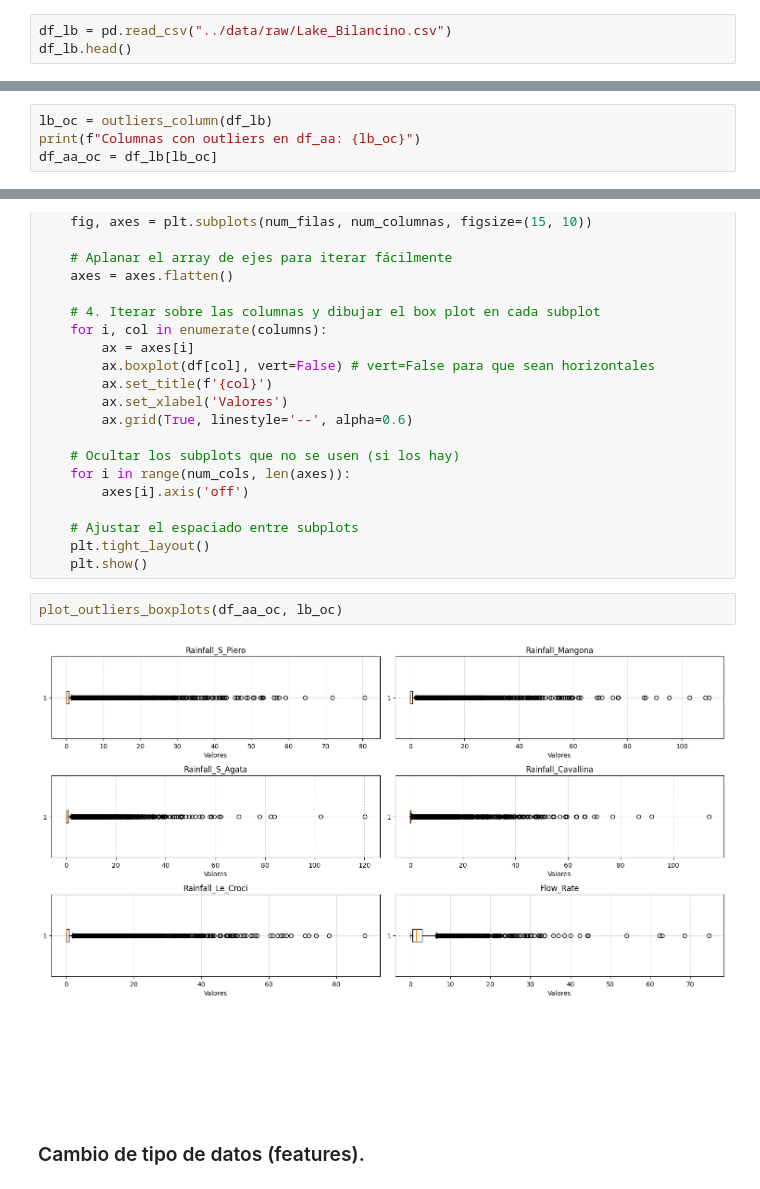
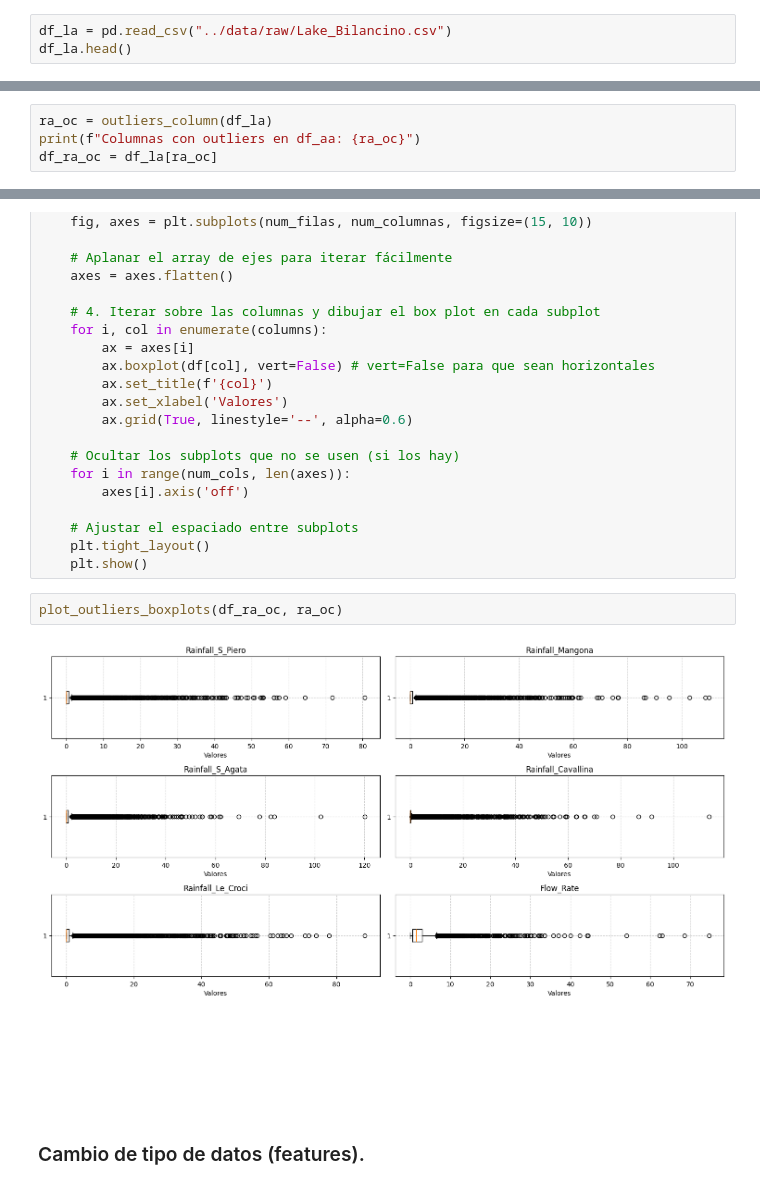
Before and after one commit to Bere333/Smart-Water-Analytics-BBRH, a Jupyter notebook: src/01_eda_lake.ipynb, the cells around one changed output, grey strips where cells are left out. Saved outputs shown, nothing was run; the diff lists cells and outputs as text.

```diff
--- a/src/01_eda_lake.ipynb
+++ b/src/01_eda_lake.ipynb
@@ -26,8 +26,8 @@ import numpy as np
 # %% [markdown]
 ### Lake.
 # %%
-df_lb = pd.read_csv("../data/raw/Lake_Bilancino.csv")
-df_lb.head()
+df_la = pd.read_csv("../data/raw/Lake_Bilancino.csv")
+df_la.head()
 # %% [output]
 |  | Date | Rainfall_S_Piero | Rainfall_Mangona | Rainfall_S_Agata | Rainfall_Cavallina | Rainfall_Le_Croci | ... |
 | 0 | 03/06/2002 | NaN | NaN | NaN | NaN | NaN | ... |
@@ -144,9 +149,9 @@ def outliers_column(df):
 # %% [markdown]
 #### Outliers.
 # %%
-lb_oc = outliers_column(df_lb)
-print(f"Columnas con outliers en df_aa: {lb_oc}")
-df_aa_oc = df_lb[lb_oc]
+ra_oc = outliers_column(df_la)
+print(f"Columnas con outliers en df_aa: {ra_oc}")
+df_ra_oc = df_la[ra_oc]
 # %% [output]
 Columnas con outliers en df_aa: ['Rainfall_S_Piero', 'Rainfall_Mangona', 'Rainfall_S_Agata', 'Rainfall_Cavallina', 'Rainfall_Le_Croci', 'Flow_Rate']
 # %% [markdown]
@@ -182,10 +187,10 @@ def plot_outliers_boxplots(df, columns):
     # Ajustar el espaciado entre subplots
     plt.tight_layout()
     plt.show()
-# %%
-plot_outliers_boxplots(df_aa_oc, lb_oc)
-# %% [output]
-[figure, removed]
+# %%
+plot_outliers_boxplots(df_ra_oc, ra_oc)
+# %% [output]
+[figure, added]
 # %% [markdown]
 ### Cambio de tipo de datos (features).
 # %%
```
Also changed, not shown: parts of 22 cells of this notebook, 1 other file.
